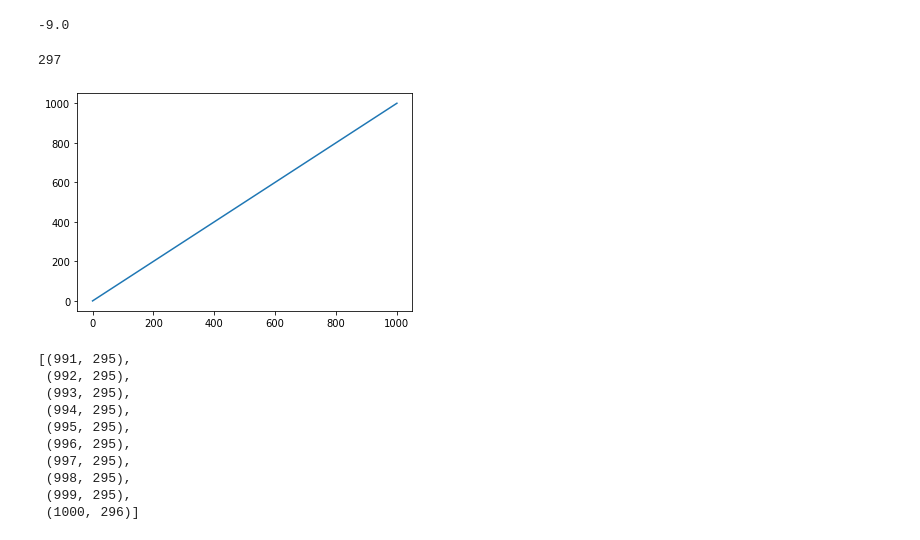
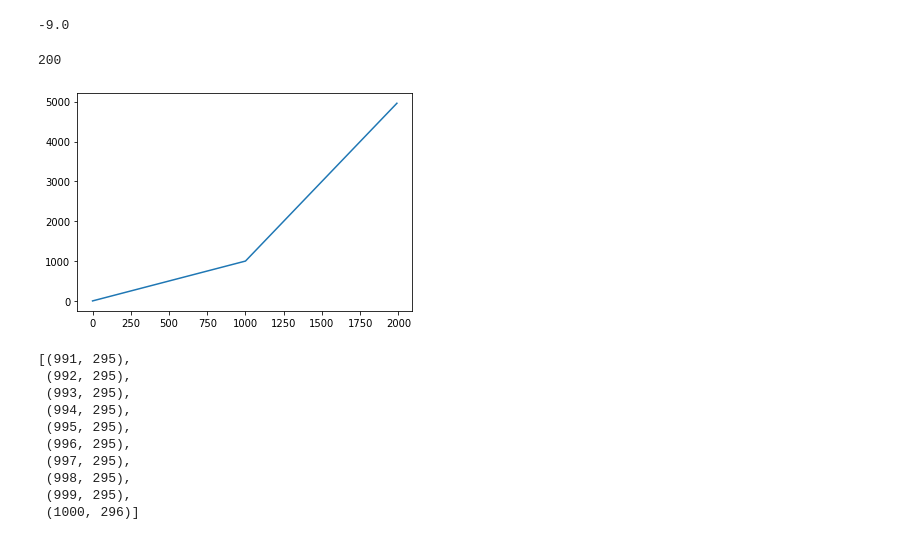
Before and after one commit to blakeelias/pandemic_RL, a Jupyter notebook: code/Cost_Functions.ipynb, the cells around one changed output. Saved outputs shown, nothing was run; the diff lists cells and outputs as text; code cells hidden in the pictures.

```diff
--- a/code/Cost_Functions.ipynb
+++ b/code/Cost_Functions.ipynb
@@ -160,11 +160,17 @@ death_rate_hospital = 0.25
 death_rate_neglected = 0.9'''
 
 
-def cost_of_n(n, **kwargs):
+def cost_of_n(n, hospital_capacity=1000, **kwargs):
+    cost_per_within_capacity = 1
+    cost_per_over_capacity = 4
+
     if n <= 0:
         return 0
     else:
-        return n
+        if n <= hospital_capacity:
+            return n * cost_per_within_capacity
+        else:
+            return hospital_capacity * cost_per_within_capacity + (n - hospital_capacity) * cost_per_over_capacity
 
     '''    num_need_hospital = n * fraction_need_hospital
         num_hospital = min(num_need_hospital, hospital_capacity)
@@ -173,20 +179,22 @@ def cost_of_n(n, **kwargs):
 
         return cost_per_hospital_visit * num_hospital + cost_per_death * num_deaths '''
 # %%
-ns = sum([list(range(100*i, 100*(i+1), i+1)) for i in range(10)], []) + \
-     [1_000]
+#ns = sum([list(range(100*i, 100*(i+1), i+1)) for i in range(10)], []) + \
+#     [1_000]
      #sum([list(range(1000*i, 1000*(i+1), (i+1)*10)) for i in range(1, 10)], []) + \
      #sum([list(range(10000*i, 10000*(i+1), (i+1)*100)) for i in range(1, 10)], []) + \
+
+ns = np.arange(0, 2000, 10)
 
 # #list(range(num_population))
 costs_of_n = [cost_of_n(n) for n in ns]
 sns.lineplot(x=ns, y=costs_of_n)
 states = ns
 num_states = len(states)
 num_states
 # %% [output]
-297
+200
-[figure, old version]
+[figure, new version]
 # %%
 lookup = dict([(x, i) for i in range(num_states - 1) for x in range(states[i], states[i+1])] + [(num_population, len(states) - 1)])
 def bucket_state_index(new_state):
```
Also changed, not shown: parts of 2 cells of this notebook, 3 other files.
